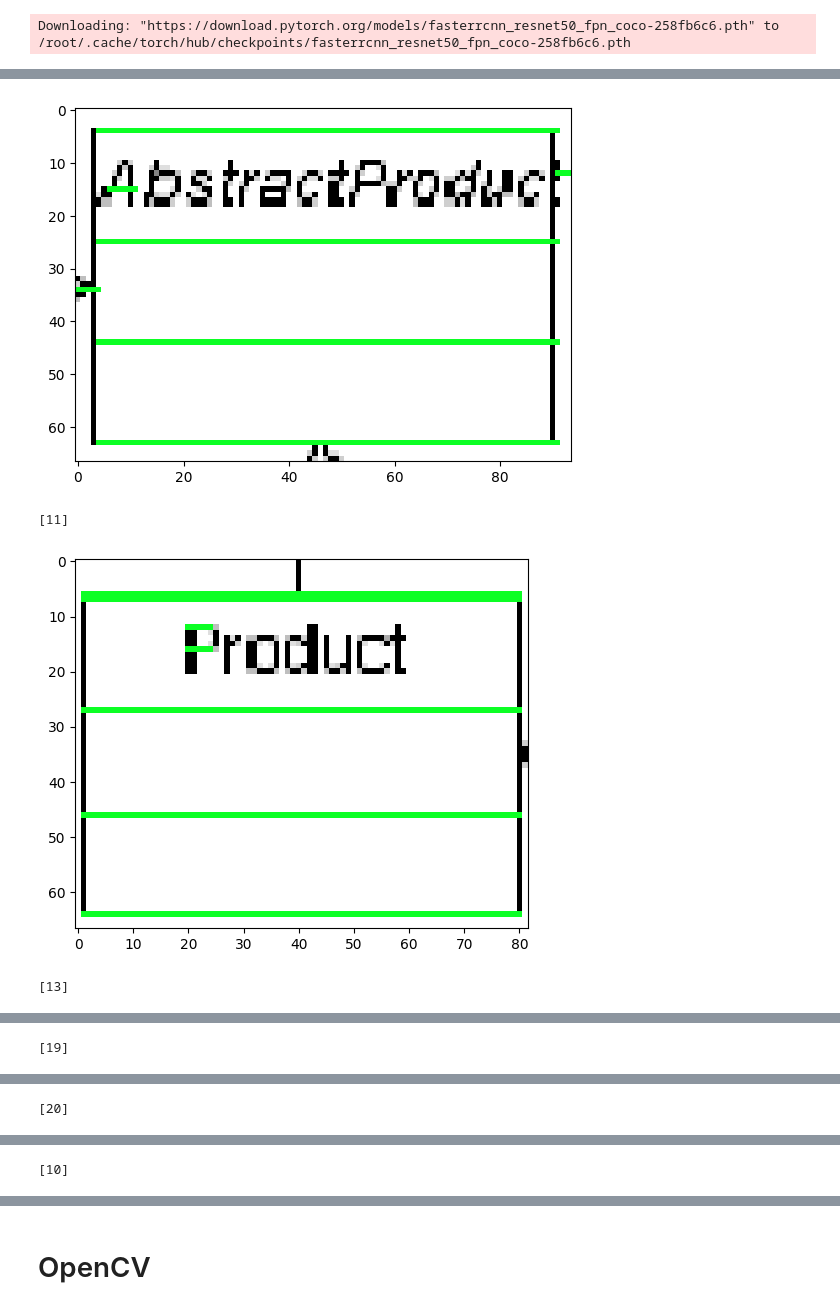
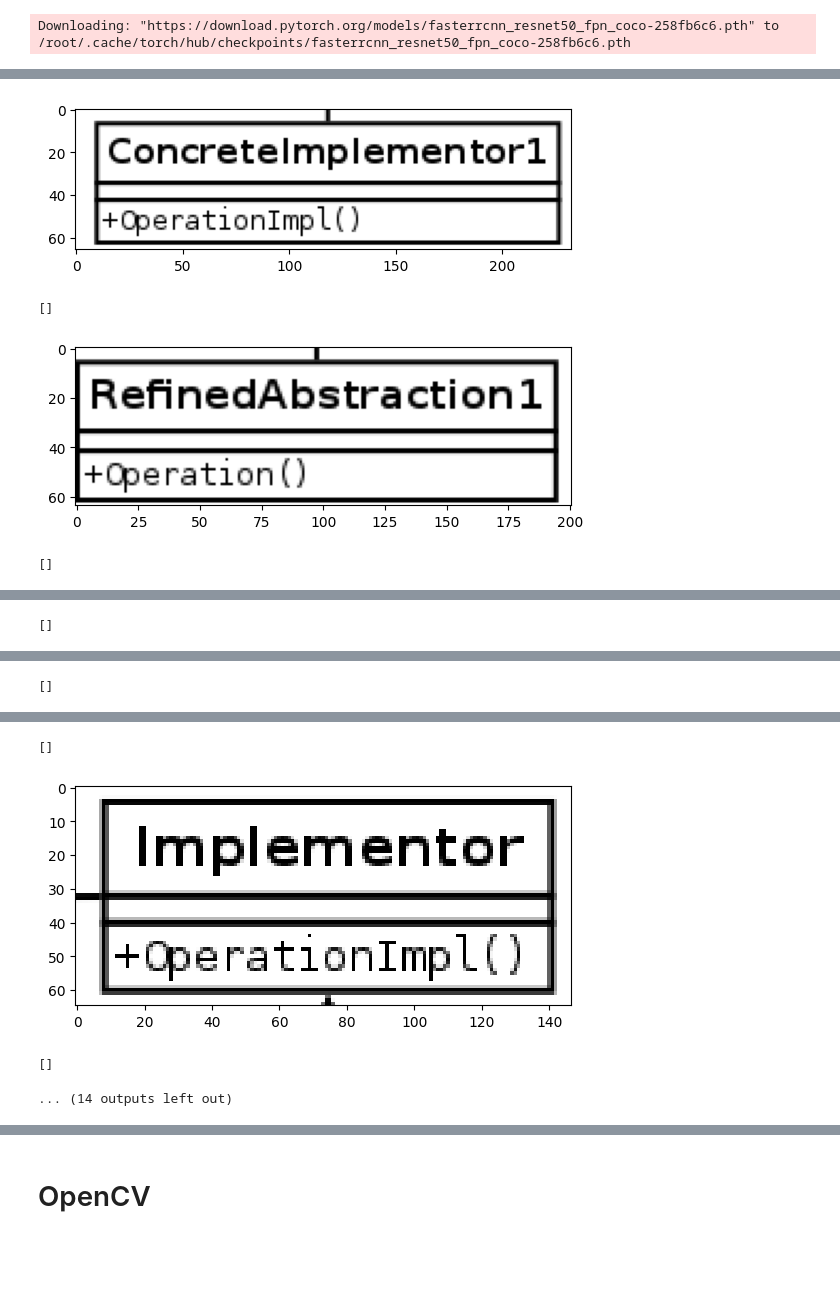
Before and after one commit to DomenicoArmillotta/MSC_thesis-Uml_quality_assessment_with_ML, a Jupyter notebook: provaOPENcv.ipynb, the cells around one changed output, grey strips where cells are left out. Saved outputs shown, nothing was run; the diff lists cells and outputs as text; code cells hidden in the pictures; blank space fills up the shorter version.

```diff
--- a/provaOPENcv.ipynb
+++ b/provaOPENcv.ipynb
@@ -309,7 +289,7 @@ model = core.Model.load(path, categories)
 Downloading: "https://download.pytorch.org/models/fasterrcnn_resnet50_fpn_coco-258fb6c6.pth" to /root/.cache/torch/hub/checkpoints/fasterrcnn_resnet50_fpn_coco-258fb6c6.pth
 # %%
 import numpy as np
-image=utils.read_image('/content/drive/My Drive/dataset_label/test/AbstractFactoryUML.png')
+image=utils.read_image('/content/drive/My Drive/dataset_label/test/02_uml.png')
 print("Image Shape: ", image.shape)
 predictions = model.predict(image)
 labels, boxes, scores = predictions
@@ -320,7 +300,8 @@ visualize.show_labeled_image(image, boxes, labels)
 print("\n\n")
 
 # Filter the predictions, based on the accuracy of predictions
-acc_threshold = 0.50
+#qui abbiamo la accuracy threshold , data dall'accuracy
+acc_threshold = 0.70
 confident_idx = [idx for idx, entry in enumerate(scores) if entry >= acc_threshold]
 
 labels = [labels[idx] for idx in confident_idx]
@@ -358,4 +340,13 @@ tensor([ 40.3531, 109.7616, 148.5772, 126.0722]) tensor(0.6172) arrow
+# %%
+image=utils.read_image('/content/drive/My Drive/dataset_label/test/02_uml.png')
 # %%
+'''
+IDEA = dopo aver fatto la detection , sopprimiamo tutti i box con IOU maggiore di una soglia
+iou = Area di intersezione (Intersection Area, IA): Questa è l'area in comune tra due bounding box.
+ Un IoU uguale a 1 indica che i due bounding box si sovrappongono completamente, mentre un IoU pari a 0 indica che i due bounding box non hanno sovrapposizione.
+
+ io voglio box che non si sovrappongono
+'''
 labels_map = { 'class': 1,
  'arrow': 2,
  'cross': 3,
@@ -370,9 +361,8 @@ from pprint import pprint
 #
 # Batched NMS does not supress overlapping boxes of different classes.
 # Usually, best practice is to not supress boxes with different class
-# labels and instead classify them as False positives (FP.
 # Discards all overlapping boxes with IoU > iou_threshold
 int_labels = torch.tensor(list(map(labels_map.get, labels)), dtype= torch.int)
-keep = torchvision.ops.nms(boxes, scores, iou_threshold= 0.5)
+keep = torchvision.ops.nms(boxes, scores, iou_threshold= 0.2)
 filtered_boxes, filtered_scores = boxes[keep], scores[keep]
 filtered_labels = [labels[idx] for idx in keep]
@@ -437,17 +428,7 @@ def segment_uml_class(image, coordinates):
   count = 0
   reduced_cnts = []
 
-  for c in cnts:
-      cv2.drawContours(img, [c], -1, (12, 255, 36), 1)
-      x, y, w, h = cv2.boundingRect(c)
-      y = y + (h // 2)
-      if not reduced_cnts:
-        reduced_cnts.append(y)
-      else:
-        if abs(reduced_cnts[-1] - y) / 100 <= vertical_threshold:
-          reduced_cnts[-1] = (reduced_cnts[-1] + y) // 2
-        else:
-          reduced_cnts.append(y)
+
 
   imgplot = plt.imshow(img)
   plt.show()
@@ -461,38 +442,52 @@ captured_reln = []
 
 for fb, fl in zip(filtered_boxes, filtered_labels):
     if fl == 'class':
+      # fb has data in order [xmin, ymin, xmax, ymax]
+      key = (int(fb[0]), int(fb[2]))
+      y_diff = int(fb[1])
+      # Rescale the y-cordinates to the original image co-ordinates
+      y_pts = list(map(lambda x : x + y_diff, segment_uml_class(image, fb)))
+      class_segment = []
+      for i in range(1, len(y_pts)):
+        class_segment.append([y_pts[i-1], y_pts[i]])
+        bbox_segments[key] = class_segment
+    else:
+      captured_reln.append(fl)
+
+for fb, fl in zip(filtered_boxes, filtered_labels):
+    if fl == 'arrow':
       # fb has data in order [xmin, ymin, xmax, ymax]
       key = (int(fb[0]), int(fb[2]))
       y_diff = int(fb[1])
       # Rescale the y-cordinates to the original image co-ordinates
       y_pts = list(map(lambda x : x + y_diff, segment_uml_class(image, fb)))
       class_segment = []
       for i in range(1, len(y_pts)):
         class_segment.append([y_pts[i-1], y_pts[i]])
         bbox_segments[key] = class_segment
     else:
       captured_reln.append(fl)
 
 
 
 # Catch Exception for IndexError because, contours may not have length 4
 # for every detected class, and classes that are falsely identified
 # Plot all the class segments for each of the detected classes in image.
 for k, v in bbox_segments.items():
     fig, axs = plt.subplots(1, 3)
     try:
       for i in range(len(v)):
         axs[i].imshow(image[v[i][1]: v[i][0], k[0]: k[1]])
     except IndexError:
       print("Exception occured in parsing UML class. \n \
       Reasons could be, \n \
       [wrong identification,\n \
       threshold for merging contours,\n \
       missing attributes or methods for class]\n \
       ")
       pass
 # %% [output]
-[figure, old version]
+[figure, new version]
-[11]
+[]
-[figure, old version]
+[figure, new version]
-[13]
+[]
@@ -500 +495 @@ for k, v in bbox_segments.items():
-[19]
+[]
@@ -502 +497 @@ for k, v in bbox_segments.items():
-[20]
+[]
@@ -504 +499,4 @@ for k, v in bbox_segments.items():
-[10]
+[]
+[figure, added]
+[]
+... (14 outputs left out)
```
Also changed, not shown: parts of 23 cells of this notebook.
